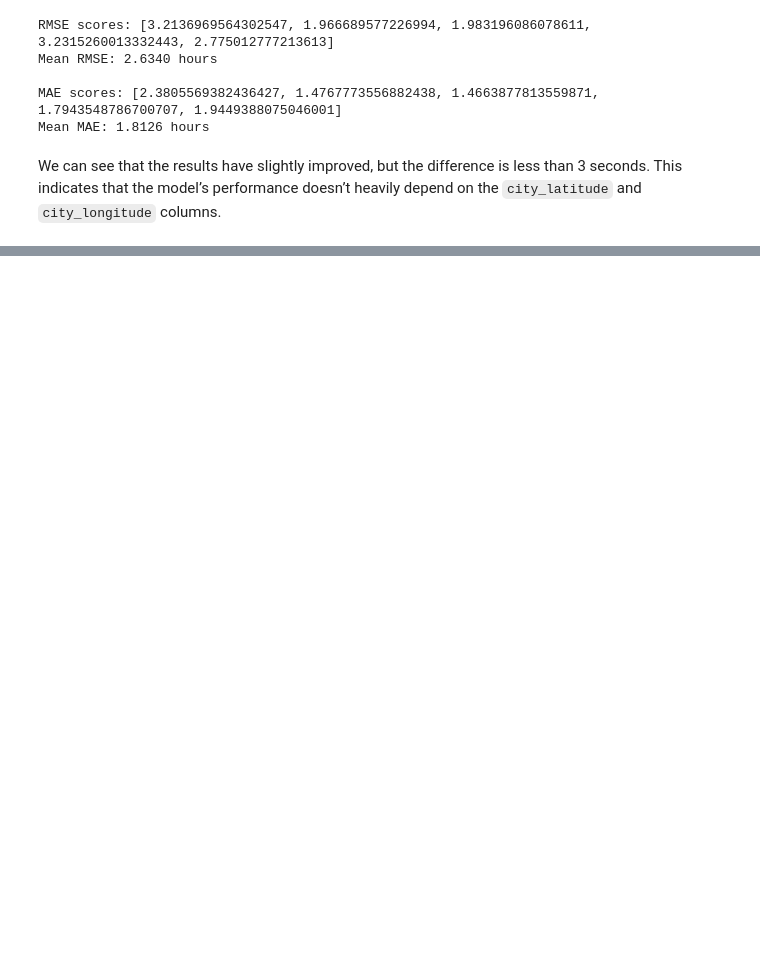
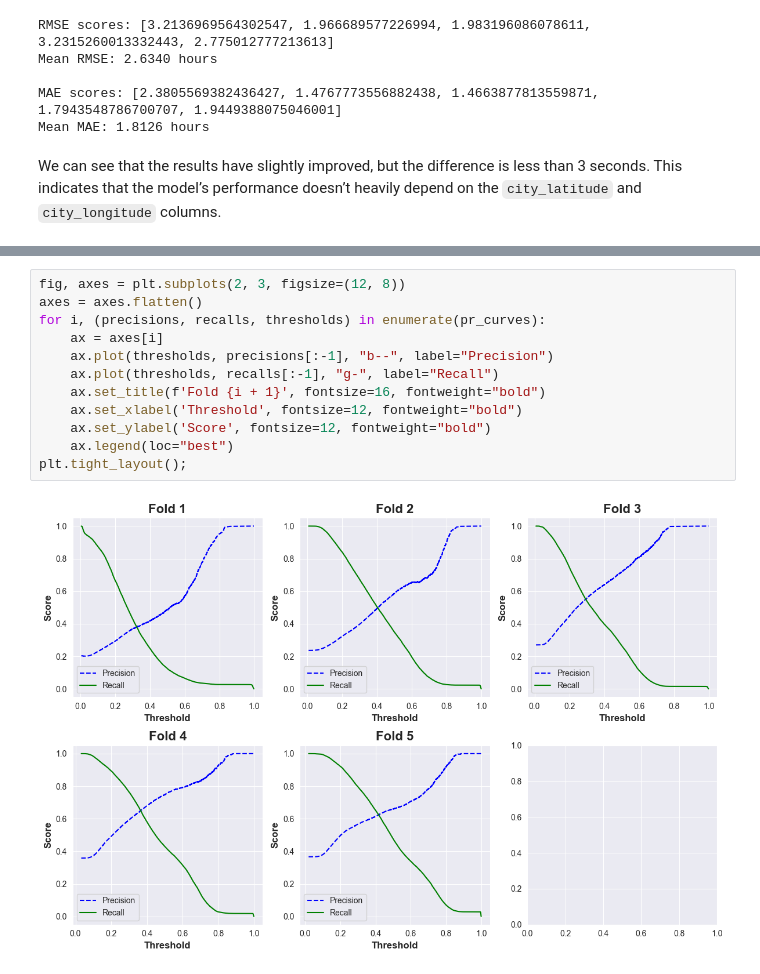
Before and after one commit to KonchakivskyiDanylo/PythonForDs, a Jupyter notebook: model.ipynb, the cells around one changed output, grey strips where cells are left out. Cells and saved outputs as stored; diff of their text form; blank space fills up the shorter version.

```diff
--- a/model.ipynb
+++ b/model.ipynb
@@ -414,0 +529,14 @@ Name: count, dtype: int64
+# %%
+fig, axes = plt.subplots(2, 3, figsize=(12, 8))
+axes = axes.flatten()
+for i, (precisions, recalls, thresholds) in enumerate(pr_curves):
+    ax = axes[i]
+    ax.plot(thresholds, precisions[:-1], "b--", label="Precision")
+    ax.plot(thresholds, recalls[:-1], "g-", label="Recall")
+    ax.set_title(f'Fold {i + 1}', fontsize=16, fontweight="bold")
+    ax.set_xlabel('Threshold', fontsize=12, fontweight="bold")
+    ax.set_ylabel('Score', fontsize=12, fontweight="bold")
+    ax.legend(loc="best")
+plt.tight_layout();
+# %% [output]
+[figure, added]
```
Also changed, not shown: parts of 56 cells of this notebook.
